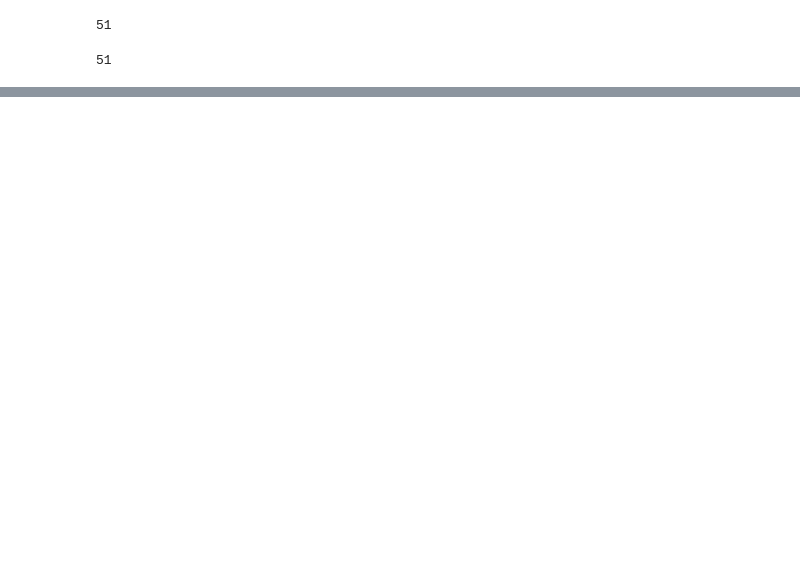
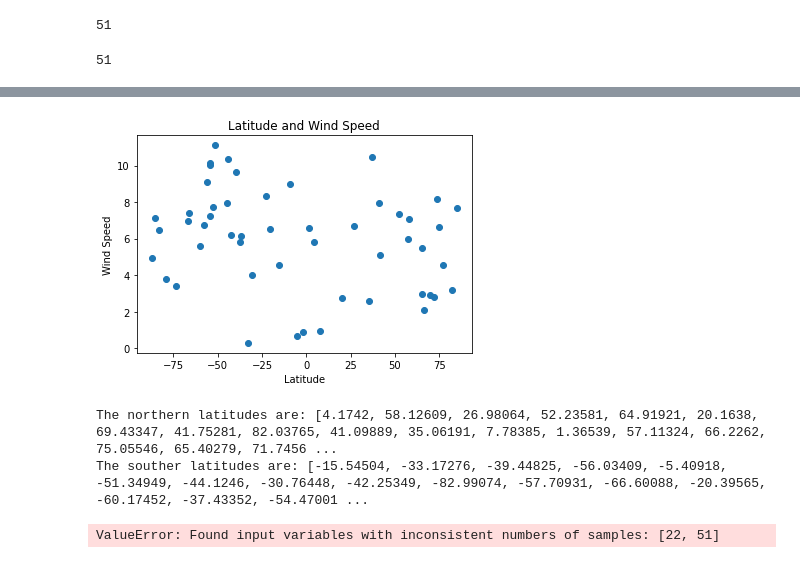
Before and after one commit to BatesJ72/python-api-challenge, a Jupyter notebook: WeatherPy/weatherpy.ipynb, the cells around one changed output, grey strips where cells are left out. Cells and saved outputs as stored; diff of their text form; code cells hidden in the pictures; blank space fills up the shorter version.

```diff
--- a/WeatherPy/weatherpy.ipynb
+++ b/WeatherPy/weatherpy.ipynb
@@ -180,7 +220,14 @@ plt.show()
 # %%
 # Scatter plot for wind speed and latitude
+fig, ax4 = plt.subplots()
+ax4.set_title("Latitude and Wind Speed")
+plt.xlabel("Latitude")
+plt.ylabel("Wind Speed")
+
 plt.scatter(lat, wind_speed_meters_sec)
 plt.show()
+# %% [output]
+[figure, added]
 # %%
 # Divide out the latitudes into northern or southern hemsipheres
 
@@ -189,10 +236,14 @@ south_lat = []
 
 # add latitudes to proper list
 
-if lat >= 0:
-    north_lat.append(lat)
-else:
-    south_lat.append(lat)
+for lat in lat_list:
+    if lat >= 0:
+        north_lat.append(lat)
+    else:
+        south_lat.append(lat)
 
 print(f"The northern latitudes are: {north_lat}")
 print(f"The souther latitudes are: {south_lat}")
+# %% [output]
+The northern latitudes are: [4.1742, 58.12609, 26.98064, 52.23581, 64.91921, 20.1638, 69.43347, 41.75281, 82.03765, 41.09889, 35.06191, 7.78385, 1.36539, 57.11324, 66.2262, 75.05546, 65.40279, 71.7456 ...
+The souther latitudes are: [-15.54504, -33.17276, -39.44825, -56.03409, -5.40918, -51.34949, -44.1246, -30.76448, -42.25349, -82.99074, -57.70931, -66.60088, -20.39565, -60.17452, -37.43352, -54.47001 ...
@@ -201,3 +250,40 @@ print(f"The souther latitudes are: {south_lat}")
+# %%
+# Linear Regression: Northern Hemisphere - Temperature vs. Latitude
+
+model = LinearRegression()
+
+X = [[l] for l in north_lat]
+y = [[t] for t in temp_f]
+
+model.fit(X, y)
+
+coef = model.coef_
+print(f"The correlation coefficient is {coef}")
+intercept = model.intercept_
+
+
+def predict_function(vol):
+    return model.predict([[vol]])[0]
+
+
+predict_x = np.arange(
+    min(north_lat), max(north_lat)
+)
+predict_y = [predict_function(e) for e in predict_x]
+
+
+fig, ax5 = plt.subplots()
+ax5.set_title("Northern Hemisphere: Temperature vs. Latitude, with linear regression")
+plt.xlabel("Latitude")
+plt.ylabel("Temperature (f)")
+
+plt.scatter(lat, temp_f)
+
+plt.plot(predict_x, predict_y)
+plt.plot(predict_x, predict_y)
+plt.show
+# %% [output]
+ValueError: Found input variables with inconsistent numbers of samples: [22, 51]
 # %%
 # Linear Regression: Southern Hemisphere - Temperature (F) vs. Latitude
 # %%
```
Also changed, not shown: parts of 18 cells of this notebook.
